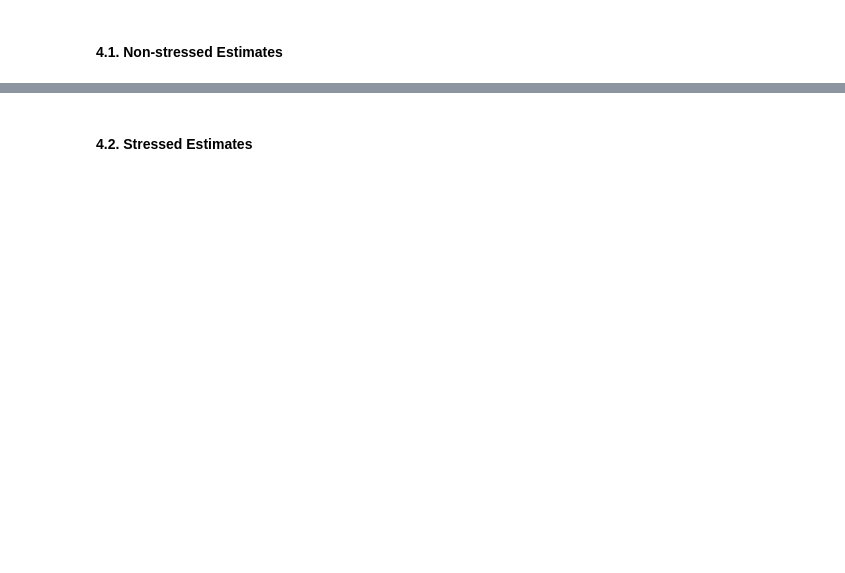
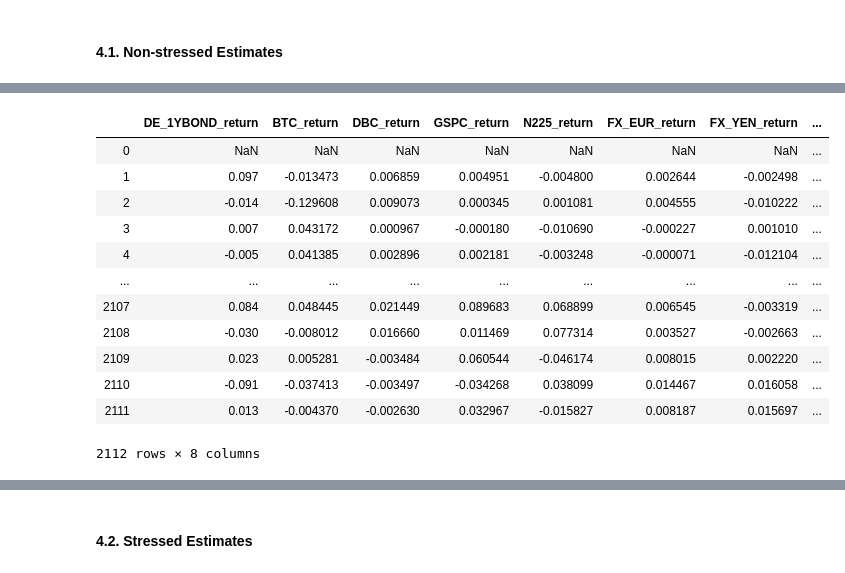
Before and after one commit to AnnaMariaAngelova/QRM2020, a Jupyter notebook: QRM_v02.ipynb, the cells around one changed output, grey strips where cells are left out. Drawn from its saved outputs; the diff is of its cells as text; code cells hidden in the pictures; blank space fills up the shorter version.

```diff
--- a/QRM_v02.ipynb
+++ b/QRM_v02.ipynb
@@ -1777,0 +1995,16 @@ fnVaR_FilterEWMA(df_prices, weights2, 0.94, 0.01, lookback, [False, 0.99], initi
+# %%
+df_prices
+# %% [output]
+|  | DE_1YBOND_return | BTC_return | DBC_return | GSPC_return | N225_return | FX_EUR_return | FX_YEN_return | ... |
+| 0 | NaN | NaN | NaN | NaN | NaN | NaN | NaN | ... |
+| 1 | 0.097 | -0.013473 | 0.006859 | 0.004951 | -0.004800 | 0.002644 | -0.002498 | ... |
+| 2 | -0.014 | -0.129608 | 0.009073 | 0.000345 | 0.001081 | 0.004555 | -0.010222 | ... |
+| 3 | 0.007 | 0.043172 | 0.000967 | -0.000180 | -0.010690 | -0.000227 | 0.001010 | ... |
+| 4 | -0.005 | 0.041385 | 0.002896 | 0.002181 | -0.003248 | -0.000071 | -0.012104 | ... |
+| ... | ... | ... | ... | ... | ... | ... | ... | ... |
+| 2107 | 0.084 | 0.048445 | 0.021449 | 0.089683 | 0.068899 | 0.006545 | -0.003319 | ... |
+| 2108 | -0.030 | -0.008012 | 0.016660 | 0.011469 | 0.077314 | 0.003527 | -0.002663 | ... |
+| 2109 | 0.023 | 0.005281 | -0.003484 | 0.060544 | -0.046174 | 0.008015 | 0.002220 | ... |
+| 2110 | -0.091 | -0.037413 | -0.003497 | -0.034268 | 0.038099 | 0.014467 | 0.016058 | ... |
+| 2111 | 0.013 | -0.004370 | -0.002630 | 0.032967 | -0.015827 | 0.008187 | 0.015697 | ... |
+2112 rows × 8 columns
```
Also changed, not shown: parts of 50 cells of this notebook.
